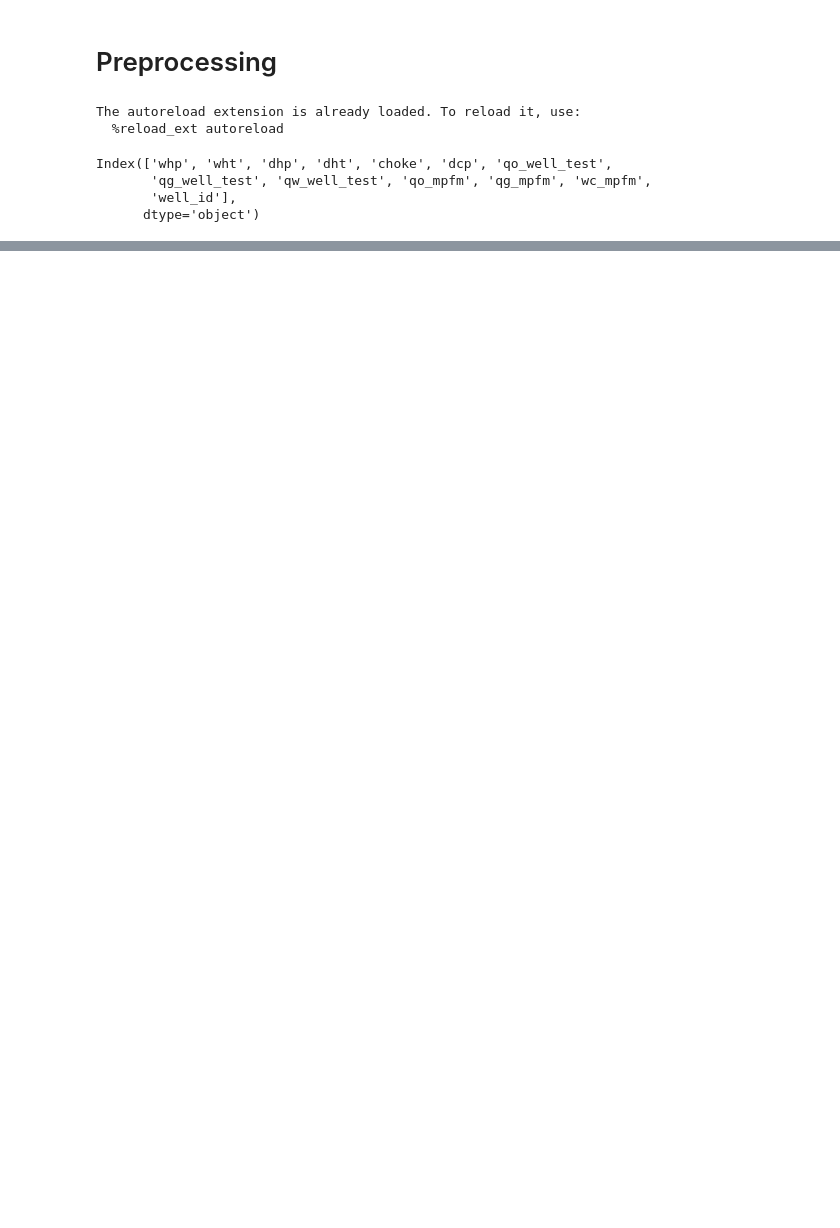
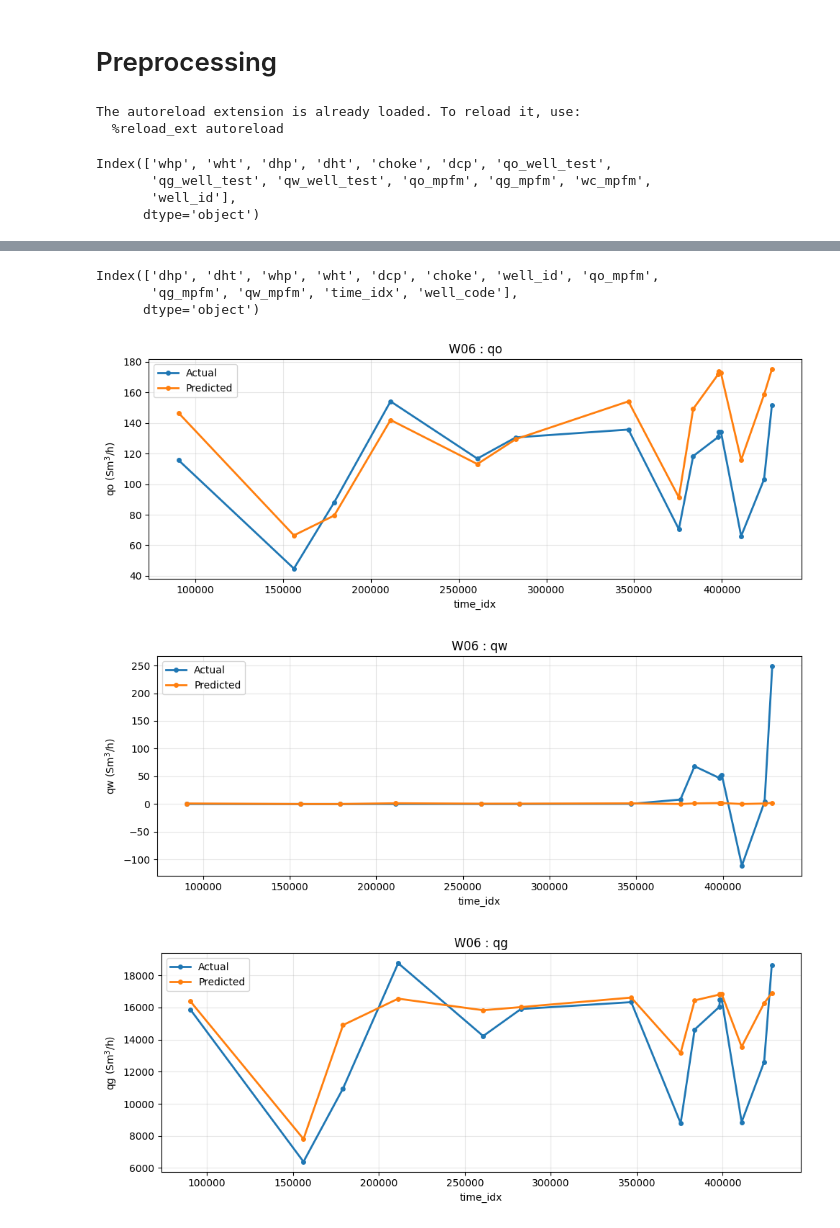
Before and after one commit to pcperera/vfm, a Jupyter notebook: lowo.ipynb, the cells around one changed output, grey strips where cells are left out. Cells and saved outputs as stored; diff of their text form; code cells hidden in the pictures; blank space fills up the shorter version.

Commit message:
Update latest model

```diff
--- a/lowo.ipynb
+++ b/lowo.ipynb
@@ -25,7 +25,7 @@ connection = Connection()
 # Get client
 client = connection.get_client()
 # %%
-df_all_wells = connection.get_data(client, wells=["W06"])
+df_all_wells = connection.get_data(client, wells=[get_all_wells()[0]])
 # %%
 df_all_wells.columns
 # %% [output]
@@ -34,8 +34,8 @@ Index(['whp', 'wht', 'dhp', 'dht', 'choke', 'dcp', 'qo_well_test',
        'well_id'],
       dtype='object')
 # %%
-dependent_vars=["qo_well_test", "qg_well_test", "qw_well_test"]
-independent_vars=["well_code", "dhp", "dht", "whp", "wht", "choke", "dcp"]
+dependent_vars=get_depdendent_vars()
+independent_vars=get_independent_vars()
 # %%
 preprocessor = Preprocessor()
 df_all_wells_preprocessed = preprocessor.preprocess_timeseries(df=df_all_wells)
@@ -61,5 +61,5 @@ well_code            0
 dtype: int64
 # %%
-df_with_targets = df_all_wells_preprocessed.dropna(subset=["qo_well_test", "qg_well_test", "qw_well_test"])
+df_with_targets = df_all_wells_preprocessed.dropna(subset=dependent_vars)
 df_with_targets.shape
 # %% [output]
@@ -82,5 +82,5 @@ well_code       0
 dtype: int64
 # %%
-df_train, df_test = get_train_test_split_per_well(df_with_targets)
+df_train, df_test = get_random_train_test_split_per_well_with_order_preserved(df_with_targets)
 len(df_train), len(df_test)
 # %% [output]
@@ -140,3 +133,15 @@ model.plot_predictions(df=df_test, time_col="time_idx")
+# %%
+df_test.columns
+# %% [output]
+Index(['dhp', 'dht', 'whp', 'wht', 'dcp', 'choke', 'well_id', 'qo_mpfm',
+       'qg_mpfm', 'qw_mpfm', 'time_idx', 'well_code'],
+      dtype='object')
+# %%
+model.plot_predictions(df=df_test, time_col="time_idx", is_hybrid_model=True)
+# %% [output]
+[figure, added]
+[figure, added]
+[figure, added]
 # %%
 def lowo_with_partial_calibration(
     df,
```
Also changed, not shown: parts of 10 cells of this notebook, 12 other files.
